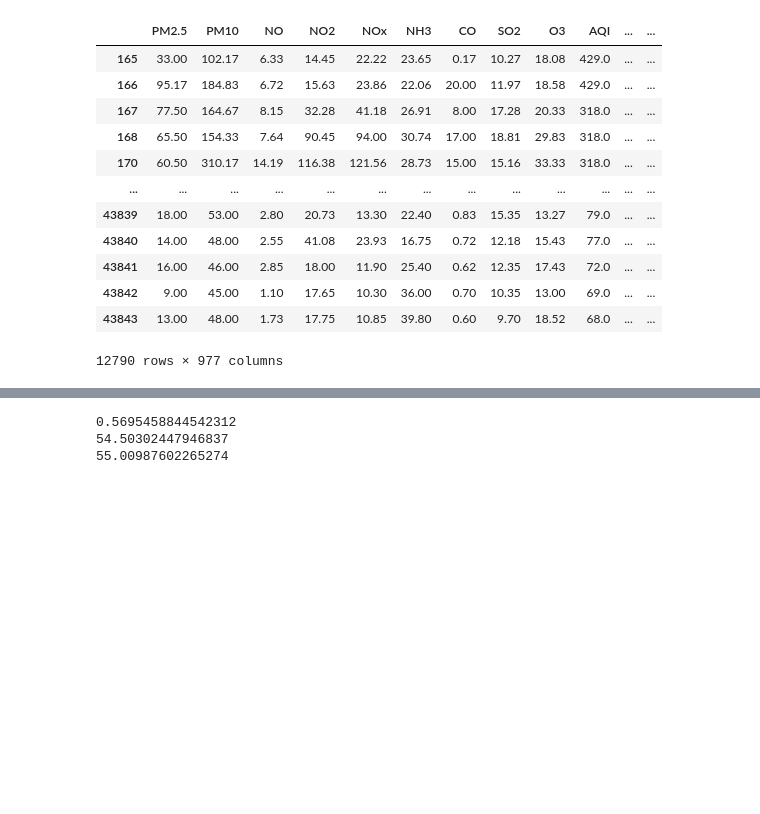
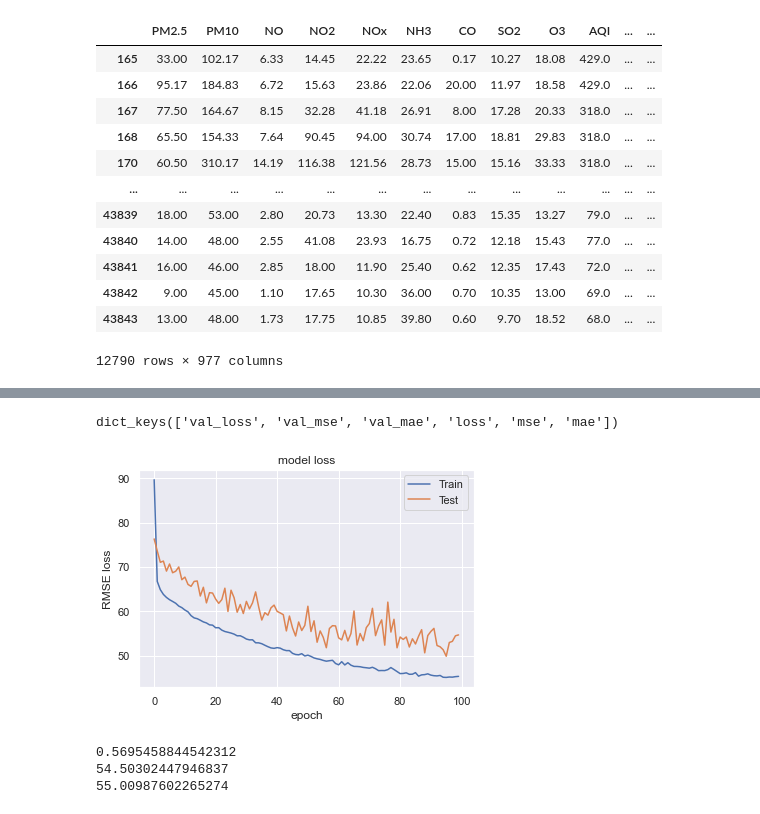
Before and after one commit to gupta-anmol/air-quality-prediction, a Jupyter notebook: script.ipynb, the cells around one changed output, grey strips where cells are left out. Saved outputs shown, nothing was run; the diff lists cells and outputs as text; code cells hidden in the pictures; blank space fills up the shorter version.

```diff
--- a/script.ipynb
+++ b/script.ipynb
@@ -112,3 +112,27 @@ Size after roll 12790
 | 43842 | 9.00 | 45.00 | 1.10 | 17.65 | 10.30 | 36.00 | 0.70 | 10.35 | 13.00 | 69.0 | ... | ... |
 | 43843 | 13.00 | 48.00 | 1.73 | 17.75 | 10.85 | 39.80 | 0.60 | 9.70 | 18.52 | 68.0 | ... | ... |
 12790 rows × 977 columns
+# %%
+# CNN Model Testing as well
+features = []
+rlist=['PM2.5','PM10','NO','NO2','CO']
+newlist = rlist + ['Temperature','Relative Humidity','windX','windY','Year','MonthX','MonthY','hourX','hourY','isWeekend']
+print(len(newlist))
+for j in range(24):
+    for i in newlist:
+        features.append(i+'_t-'+str(j))
+predVector = []
+for j in range(24):
+    predVector.append('PM2.5_t+'+str(j))
+X = df[features]
+y = df[predVector]
+# print(X)
+X.shape
+X = np.array(X).reshape(12790,24,15)
+scaler = StandardScaler()
+Xtrain, Xtest, ytrain, ytest = train_test_split(X, y, test_size=0.33, random_state=42)
+Xtrain = scaler.fit_transform(Xtrain.reshape(Xtrain.shape[0],360))
+Xtrain = Xtrain.reshape(Xtrain.shape[0],24,15)
+Xtest = scaler.transform(Xtest.reshape(Xtest.shape[0],360))
+Xtest = Xtest.reshape(Xtest.shape[0],24,15)
+print(Xtrain.shape,Xtest.shape)
@@ -175,3 +192,18 @@ array([[[33.0, 17.5, 34.5, ..., 29.0, 34.2, 52.5],
+# %%
+import matplotlib.pyplot as plt
+# list all data in history
+print(history.history.keys())
+# summarize history for loss
+plt.plot(np.sqrt(history.history['loss']))
+plt.plot(np.sqrt(history.history['val_loss']))
+plt.title('model loss')
+plt.ylabel('RMSE loss')
+plt.xlabel('epoch')
+plt.legend(['Train', 'Test'], loc='upper right')
+plt.show()
+# %% [output]
+dict_keys(['val_loss', 'val_mse', 'val_mae', 'loss', 'mse', 'mae'])
+[figure, added]
 # %%
 from sklearn.feature_selection import SelectKBest, chi2, f_classif, f_regression , mutual_info_regression
 from sklearn.linear_model import LinearRegression
```
Also changed, not shown: parts of 2 cells of this notebook.
